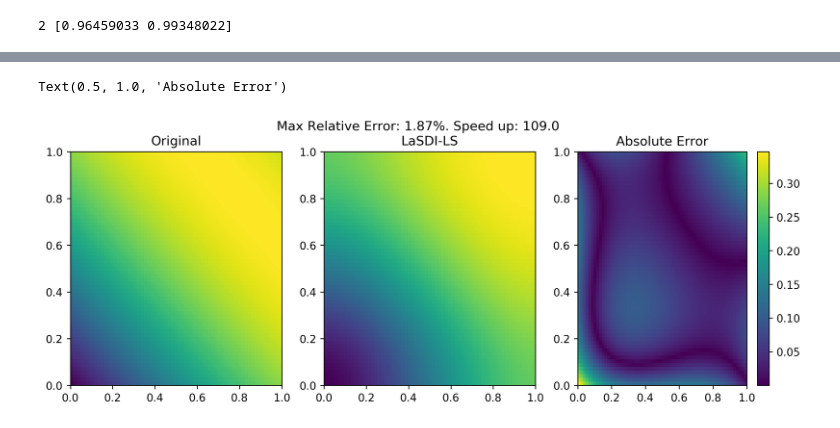
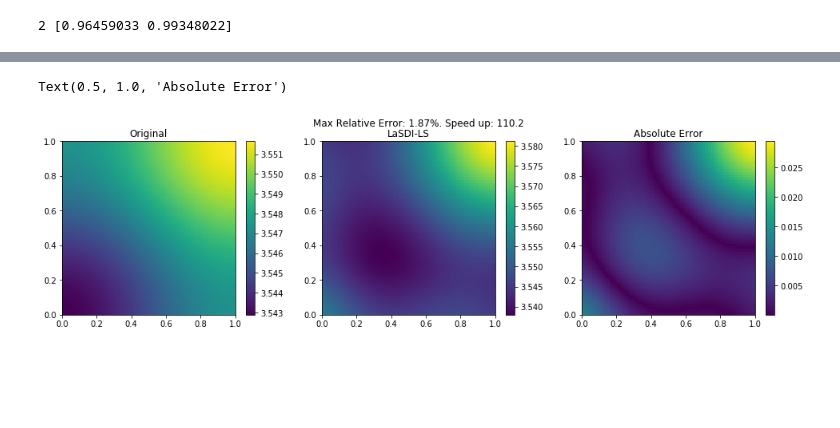
Before and after one commit to LLNL/LaSDI, a Jupyter notebook: Diffusion/LaSDI_MFEM_EX16_LS.ipynb, the cells around one changed output, grey strips where cells are left out. Cells and saved outputs as stored; diff of their text form; code cells hidden in the pictures; blank space fills up the shorter version.

```diff
--- a/Diffusion/LaSDI_MFEM_EX16_LS.ipynb
+++ b/Diffusion/LaSDI_MFEM_EX16_LS.ipynb
@@ -48,7 +48,7 @@ X,Y = np.meshgrid(x,y, indexing = 'xy')
 # %%
 snapshot_matrix = np.empty([nxy, len(training_values)*nt])
 for foo, sample in enumerate(training_values):
-    ex = np.load('data/ex16_r{}_iv{}.npz'.format(sample[0], sample[1]), allow_pickle = True)
+    ex = np.load('../../../../../usr/WS1/fries4/Experiments/EX16/data/ex16_r{}_iv{}.npz'.format(sample[0], sample[1]), allow_pickle = True)
     ex = ex.f.arr_0
     ex = ex.T
     snapshot_matrix[:, nt*foo:nt*(foo+1)] = ex
@@ -80,5 +99,5 @@ x1' = -7.092 1 + -0.159 x0 + -6.059 x1
 # %%
-FOM = np.load('data/ex16_r{}_iv{}.npz'.format(100,200), allow_pickle = True)
+FOM = np.load('../../../../../usr/WS1/fries4/Experiments/EX16/data/ex16_r{}_iv{}.npz'.format(100,200), allow_pickle = True)
 FOM = FOM.f.arr_0
 FOM = FOM
 time_start = time.time()
@@ -91,25 +110,26 @@ for j in range(nt):
 max_re = np.amax(FOM_re)*100
 speed_up = 4.7/LaSDI_time
 # %%
-k=0
+k=99
 fig = plt.figure()
 ax1 = fig.add_subplot(1,3,1)
 ax2 = fig.add_subplot(1,3,2)
-fig.set_size_inches(12,4)
+fig.set_size_inches(16.5,4)
 z1=ax1.pcolormesh(X,Y,FOM[k].reshape(nx,ny), shading = 'nearest')
 fig.suptitle('Max Relative Error: {:.2f}%. Speed up: {:.1f}'.format(np.amax(max_re), speed_up))
-# fig.colorbar(z1, ax = ax1)
-# ax1.axis('equal')
+# ax1.set_title('Time = 0.{}'.format(k))
+fig.colorbar(z1, ax = ax1)
+ax1.axis('equal')
 ax1.set_title('Original')
 z1=ax2.pcolormesh(X,Y,FOM_recon[k].reshape(nx,ny), shading = 'nearest')
-# fig.colorbar(z1, ax = ax2)
-# ax2.axis('equal')
+fig.colorbar(z1, ax = ax2)
+ax2.axis('equal')
 ax2.set_title('LaSDI-LS')
 ax3 = fig.add_subplot(1,3,3)
 z1=ax3.pcolormesh(X,Y,np.abs(FOM_recon[k].reshape(nx,ny)-FOM[k].reshape(nx,ny)), shading = 'nearest')
 fig.colorbar(z1, ax = ax3)
 # ax3.axis('equal')
 ax3.set_title('Absolute Error')
 # %% [output]
 Text(0.5, 1.0, 'Absolute Error')
-[figure, old version]
+[figure, new version]
```
Also changed, not shown: parts of 7 cells of this notebook, 6 other files.
